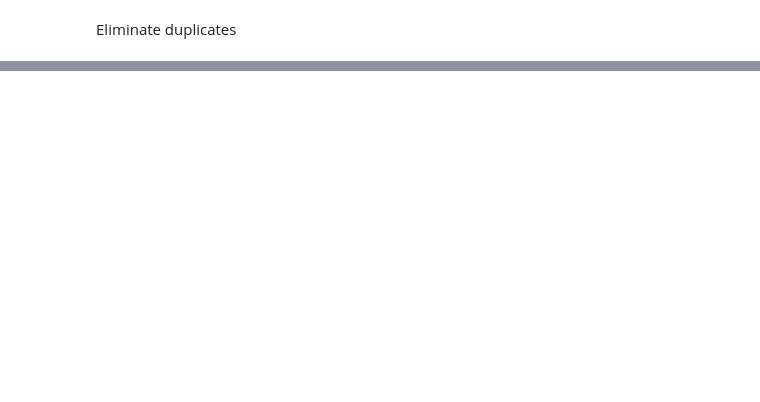
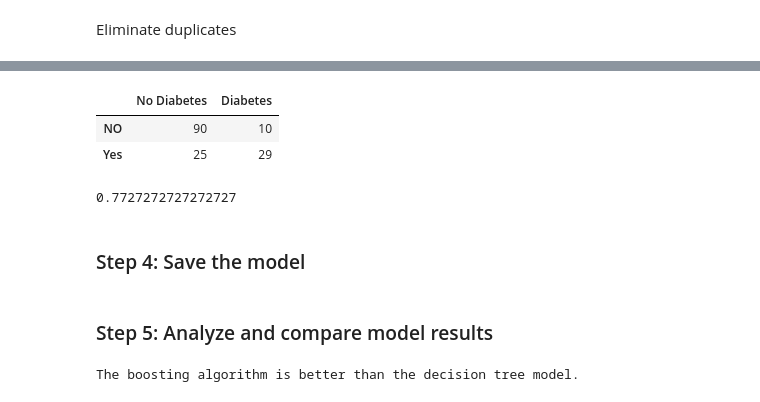
Before and after one commit to remelop03/Boosting_Algorithms_Project, a Jupyter notebook: src/explore.ipynb, the cells around one changed output, grey strips where cells are left out. Drawn from its saved outputs; the diff is of its cells as text; code cells hidden in the pictures; blank space fills up the shorter version.

```diff
--- a/src/explore.ipynb
+++ b/src/explore.ipynb
@@ -79,0 +81,4 @@ Mean squared error: 0.3103448275862069
+# %%
+#Predict the response for test dataset
+y_pred_gbrt = gbrt.predict(X_test)
+y_pred_gbrt
@@ -79,0 +93,14 @@ Mean squared error: 0.3103448275862069
+# %%
+confusion_gbrt = pd.DataFrame(confusion_matrix(y_test, y_pred_gbrt),columns=['No Diabetes', 'Diabetes'], index=['NO', 'Yes'])
+confusion_gbrt
+# %% [output]
+|  | No Diabetes | Diabetes |
+| NO | 90 | 10 |
+| Yes | 25 | 29 |
+# %%
+accuracy=metrics.accuracy_score(y_test, y_pred_gbrt)
+accuracy
+# %% [output]
+0.7727272727272727
+# %% [markdown]
+### Step 4: Save the model
@@ -79,0 +111,6 @@ Mean squared error: 0.3103448275862069
+# %% [markdown]
+### Step 5: Analyze and compare model results
+# %%
+print("The boosting algorithm is better than the decision tree model.")
+# %% [output]
+The boosting algorithm is better than the decision tree model.
```
Also changed, not shown: parts of 16 cells of this notebook, 1 other file.
